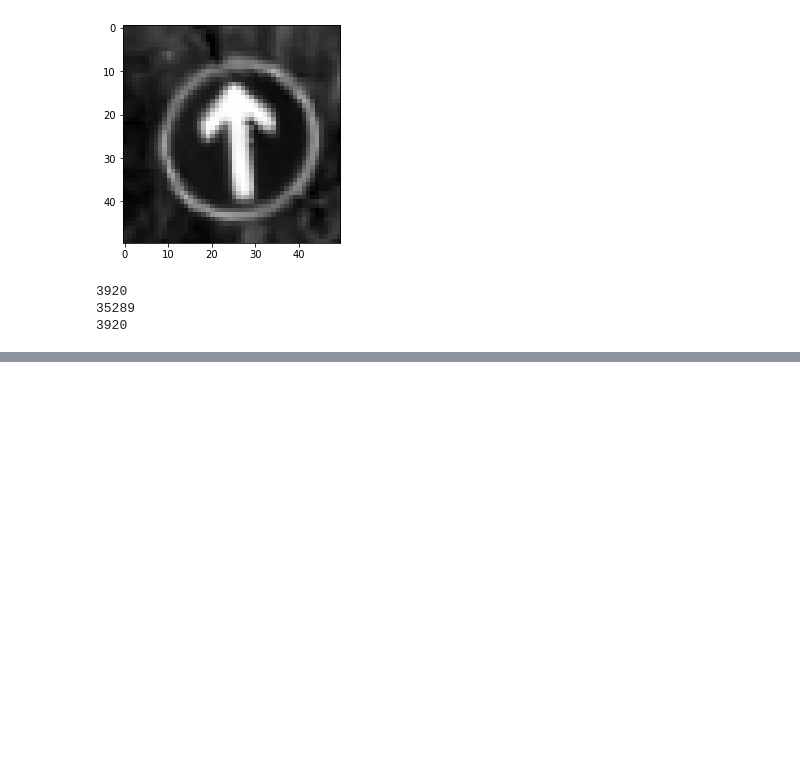
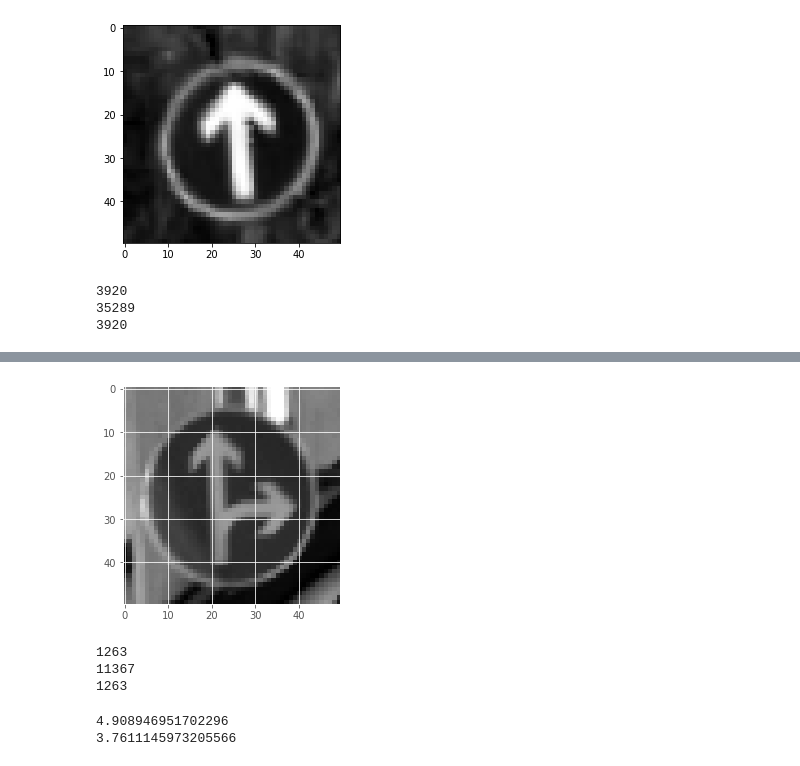
Before and after one commit to TheSharpOwl/PyTorchIntern2020, a Jupyter notebook: Final.ipynb, the cells around one changed output, grey strips where cells are left out. Cells and saved outputs as stored; diff of their text form; code cells hidden in the pictures; blank space fills up the shorter version.

```diff
--- a/Final.ipynb
+++ b/Final.ipynb
@@ -371,0 +370,6 @@ if REBUILD_DATA:
+# %%
+# load the training data
+testingData = np.load("StreetSignsTest.npy", allow_pickle = True)
+# print some samples to make sure we are doing fine
+print(len(testingData))
+print(testingData[1])
@@ -371,0 +388,43 @@ if REBUILD_DATA:
+# %%
+# Let's show a picture
+plt.imshow(testingData[1][0], cmap="gray")
+plt.show()
+# %% [output]
+[figure, added]
+# %%
+net = Net().to(device)
+optimizer = optim.Adam(net.parameters(), lr = 0.001)
+lossFunction = nn.CrossEntropyLoss()
+# x is storing the data, y is storing the correspondant data
+x = torch.Tensor([i[0] for i in testingData]).view(-1, 50, 50).long()
+x = x/255.0 # normalize the values to be in range [0,1]
+y = torch.Tensor([i[1] for i in testingData]).long()
+valPct = 0.1
+valSize = int(len(x)*valPct)
+print(valSize)
+
+trainX = x[:-valSize]
+trainY = y[:-valSize]
+
+testX = x[-valSize:]
+testY = y[-valSize:]
+
+print(len(trainX))
+print(len(testX))
+# %% [output]
+1263
+11367
+1263
+# %%
+def testAll():
+    x, y = testX, testY
+    with torch.no_grad():
+        valAcc, valLoss = forwardPass(x.view(-1,1,50,50).to(device), y.to(device))
+    return valAcc*100, valLoss
+
+valAcc, valLoss = testAll()
+print(valAcc)
+print(float(valLoss))
+# %% [output]
+4.908946951702296
+3.7611145973205566
```
Also changed, not shown: parts of 6 cells of this notebook, 3 other files.
